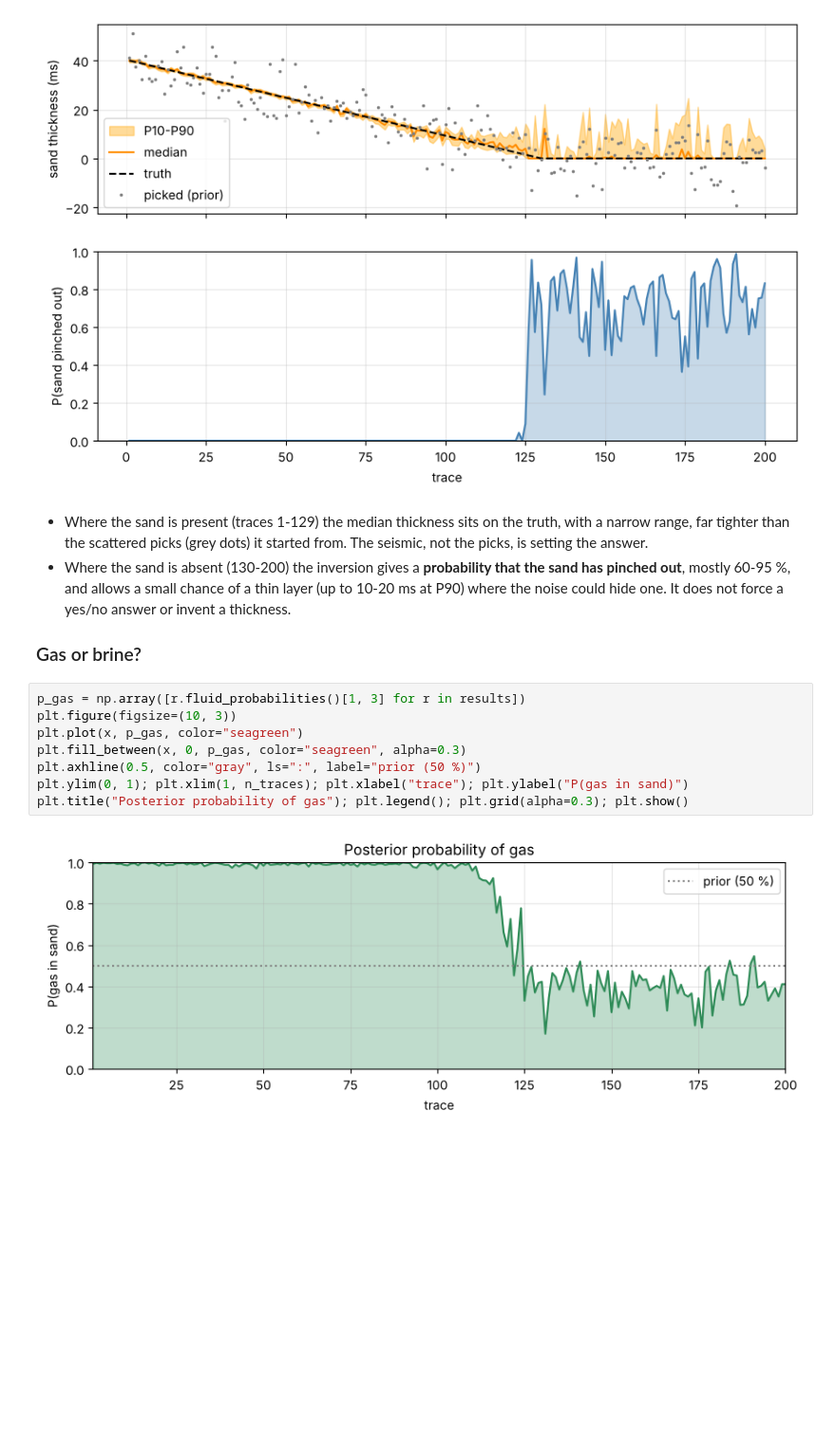
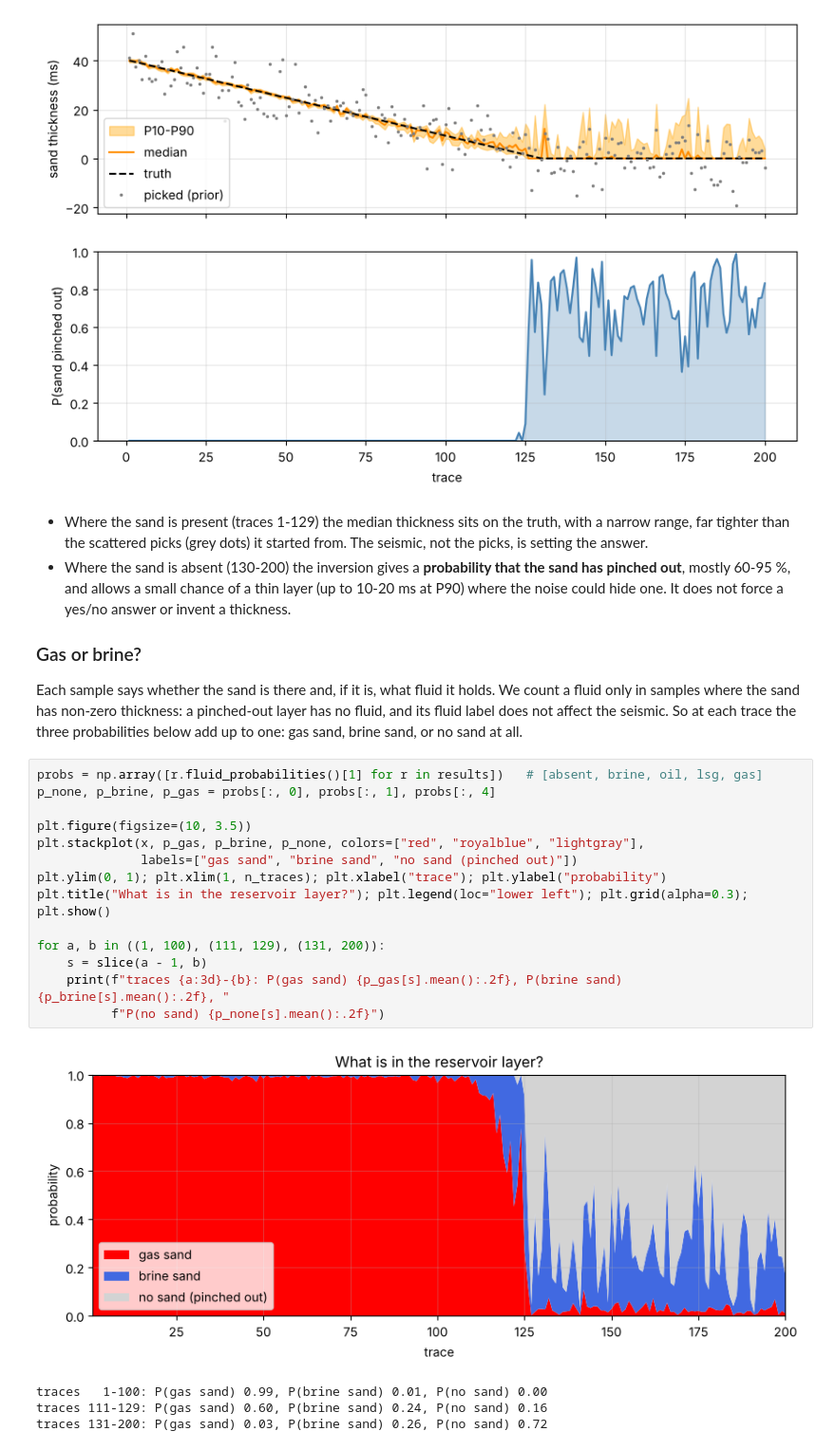
Before and after one commit to fergusrssmith/Delivery_Seismic_Welltie_CSEM, a Jupyter notebook: python/examples/synthetic_wedge.ipynb, the cells around one changed output. Shown at 95% size. Saved outputs shown, nothing was run; the diff lists cells and outputs as text; blank space fills up the shorter version.

```diff
--- a/python/examples/synthetic_wedge.ipynb
+++ b/python/examples/synthetic_wedge.ipynb
@@ -468,14 +473,29 @@ ax[1].grid(alpha=0.3); plt.show()
   not force a yes/no answer or invent a thickness.
 
 ### Gas or brine?
+
+Each sample says whether the sand is there and, if it is, what fluid it
+holds. We count a fluid only in samples where the sand has non-zero
+thickness: a pinched-out layer has no fluid, and its fluid label does not
+affect the seismic. So at each trace the three probabilities below add up to
+one: gas sand, brine sand, or no sand at all.
 # %%
-p_gas = np.array([r.fluid_probabilities()[1, 3] for r in results])
-plt.figure(figsize=(10, 3))
-plt.plot(x, p_gas, color="seagreen")
-plt.fill_between(x, 0, p_gas, color="seagreen", alpha=0.3)
-plt.axhline(0.5, color="gray", ls=":", label="prior (50 %)")
-plt.ylim(0, 1); plt.xlim(1, n_traces); plt.xlabel("trace"); plt.ylabel("P(gas in sand)")
-plt.title("Posterior probability of gas"); plt.legend(); plt.grid(alpha=0.3); plt.show()
+probs = np.array([r.fluid_probabilities()[1] for r in results])   # [absent, brine, oil, lsg, gas]
+p_none, p_brine, p_gas = probs[:, 0], probs[:, 1], probs[:, 4]
+
+plt.figure(figsize=(10, 3.5))
+plt.stackplot(x, p_gas, p_brine, p_none, colors=["red", "royalblue", "lightgray"],
+              labels=["gas sand", "brine sand", "no sand (pinched out)"])
+plt.ylim(0, 1); plt.xlim(1, n_traces); plt.xlabel("trace"); plt.ylabel("probability")
+plt.title("What is in the reservoir layer?"); plt.legend(loc="lower left"); plt.grid(alpha=0.3); plt.show()
+
+for a, b in ((1, 100), (111, 129), (131, 200)):
+    s = slice(a - 1, b)
+    print(f"traces {a:3d}-{b}: P(gas sand) {p_gas[s].mean():.2f}, P(brine sand) {p_brine[s].mean():.2f}, "
+          f"P(no sand) {p_none[s].mean():.2f}")
 # %% [output]
-[figure, old version]
+[figure, new version]
+traces   1-100: P(gas sand) 0.99, P(brine sand) 0.01, P(no sand) 0.00
+traces 111-129: P(gas sand) 0.60, P(brine sand) 0.24, P(no sand) 0.16
+traces 131-200: P(gas sand) 0.03, P(brine sand) 0.26, P(no sand) 0.72
 # %% [markdown]
```
Also changed, not shown: parts of 3 cells of this notebook, 4 other files.
